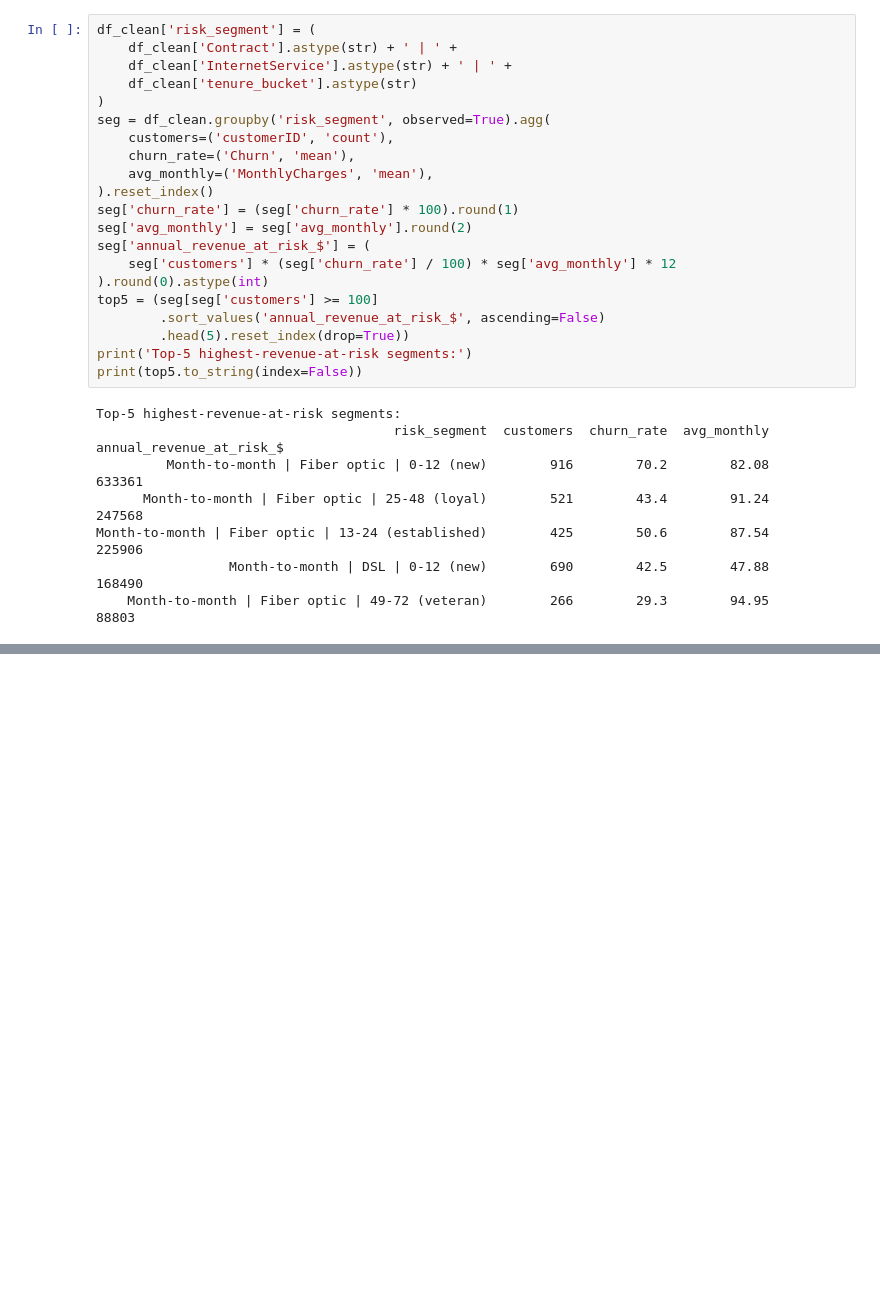
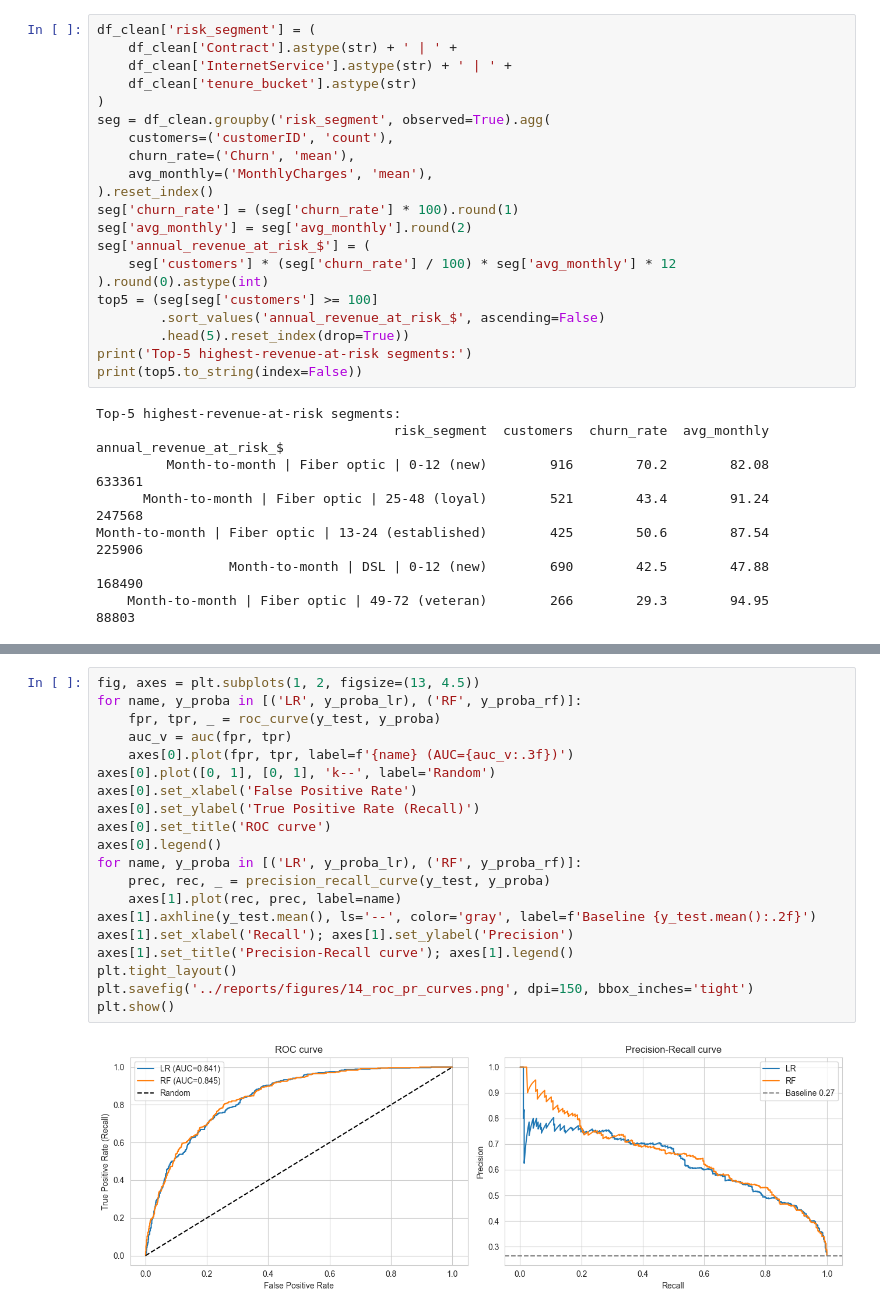
Before and after one commit to jahanvik01/Telco-Customer-Churn, a Jupyter notebook: notebooks/churn_analysis.ipynb, the cells around one changed output, grey strips where cells are left out. Cells and saved outputs as stored; diff of their text form; blank space fills up the shorter version.

```diff
--- a/notebooks/churn_analysis.ipynb
+++ b/notebooks/churn_analysis.ipynb
@@ -870,0 +532,22 @@ Models + scaler + splits saved to ../models/
+# %%
+fig, axes = plt.subplots(1, 2, figsize=(13, 4.5))
+for name, y_proba in [('LR', y_proba_lr), ('RF', y_proba_rf)]:
+    fpr, tpr, _ = roc_curve(y_test, y_proba)
+    auc_v = auc(fpr, tpr)
+    axes[0].plot(fpr, tpr, label=f'{name} (AUC={auc_v:.3f})')
+axes[0].plot([0, 1], [0, 1], 'k--', label='Random')
+axes[0].set_xlabel('False Positive Rate')
+axes[0].set_ylabel('True Positive Rate (Recall)')
+axes[0].set_title('ROC curve')
+axes[0].legend()
+for name, y_proba in [('LR', y_proba_lr), ('RF', y_proba_rf)]:
+    prec, rec, _ = precision_recall_curve(y_test, y_proba)
+    axes[1].plot(rec, prec, label=name)
+axes[1].axhline(y_test.mean(), ls='--', color='gray', label=f'Baseline {y_test.mean():.2f}')
+axes[1].set_xlabel('Recall'); axes[1].set_ylabel('Precision')
+axes[1].set_title('Precision-Recall curve'); axes[1].legend()
+plt.tight_layout()
+plt.savefig('../reports/figures/14_roc_pr_curves.png', dpi=150, bbox_inches='tight')
+plt.show()
+# %% [output]
+[figure, added]
```
Also changed, not shown: parts of 93 cells of this notebook, 10 other files.
